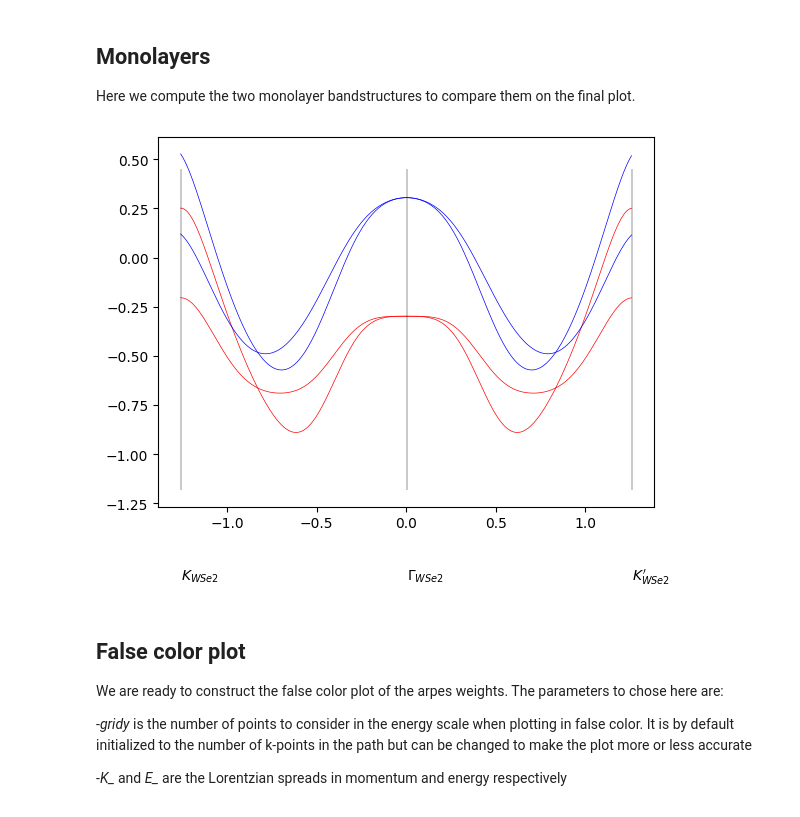
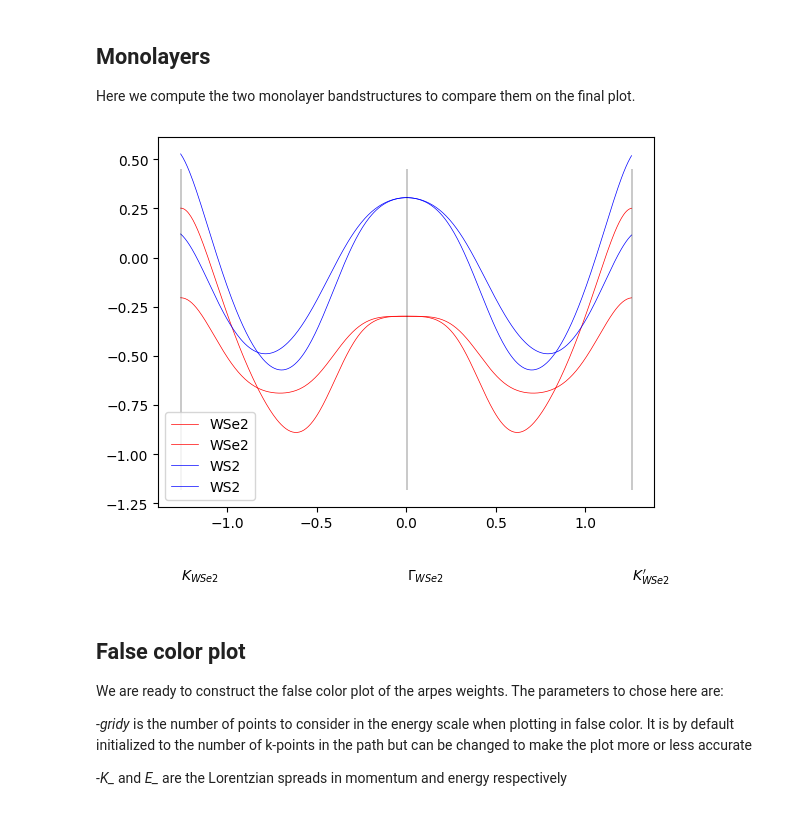
Before and after one commit to DaRos97/MoireBands, a Jupyter notebook: Notebook_heterobilayers.ipynb, the cells around one changed output. Cells and saved outputs as stored; diff of their text form; code cells hidden in the pictures.

Commit message:
backup a. New plot bananas

```diff
--- a/Notebook_heterobilayers.ipynb
+++ b/Notebook_heterobilayers.ipynb
@@ -174,21 +174,22 @@ for i in tqdm.tqdm(range(len(path))):
 # %%
 Ki, Km, Kf = K_points
 K_list = np.linspace(-np.linalg.norm(Ki-Km),np.linalg.norm(Kf-Km),lp)
 #
 for b in range(2):      #plot valence bands (2 for spin-rbit) of upper-monolayer   RED
-    plt.plot(K_list,res_mono_UL[:,b],'r-',lw = 0.5,label=UL)
+    plt.plot(K_list,res_mono_UL[:,b],'r-',lw = 0.5,label=upper_layer)
 for b in range(2):      #plot valence bands (2 for spin-rbit) of lower-monolayer   BLUE
-    plt.plot(K_list,res_mono_LL[:,b]-offset_energy,'b-',lw = 0.5)
+    plt.plot(K_list,res_mono_LL[:,b]-offset_energy,'b-',lw = 0.5, label=lower_layer)
+plt.legend()
 Min_E = np.amin(res_mono_UL[:,:2].ravel()) - 0.2 if np.amin(res_mono_UL[:,:2].ravel())<np.amin(res_mono_LL[:,:2].ravel()) else np.amin(res_mono_LL[:,:2].ravel()) - 0.2
 Max_E = np.amax(res_mono_UL[:,:2].ravel()) + 0.2 if np.amax(res_mono_UL[:,:2].ravel())>np.amax(res_mono_LL[:,:2].ravel()) else np.amax(res_mono_LL[:,:2].ravel()) + 0.2
 lp = len(path)
 for i,c in enumerate([*Path]):      #plot symmetry points as vertical lines
     a = 1 if i == 2 else 0
     plt.vlines(K_list[i*lp//2-a],Min_E,Max_E,'k',lw=0.3,label=c)
     text_UL = r'$'+dic_sym[c]+'_{'+upper_layer+'}$'
     plt.text(K_list[i*lp//2-a],Min_E-Delta/12,text_UL)
 # %% [output]
-[figure, old version]
+[figure, new version]
 # %% [markdown]
 ## False color plot
 
```
Also changed, not shown: 2 other files.
